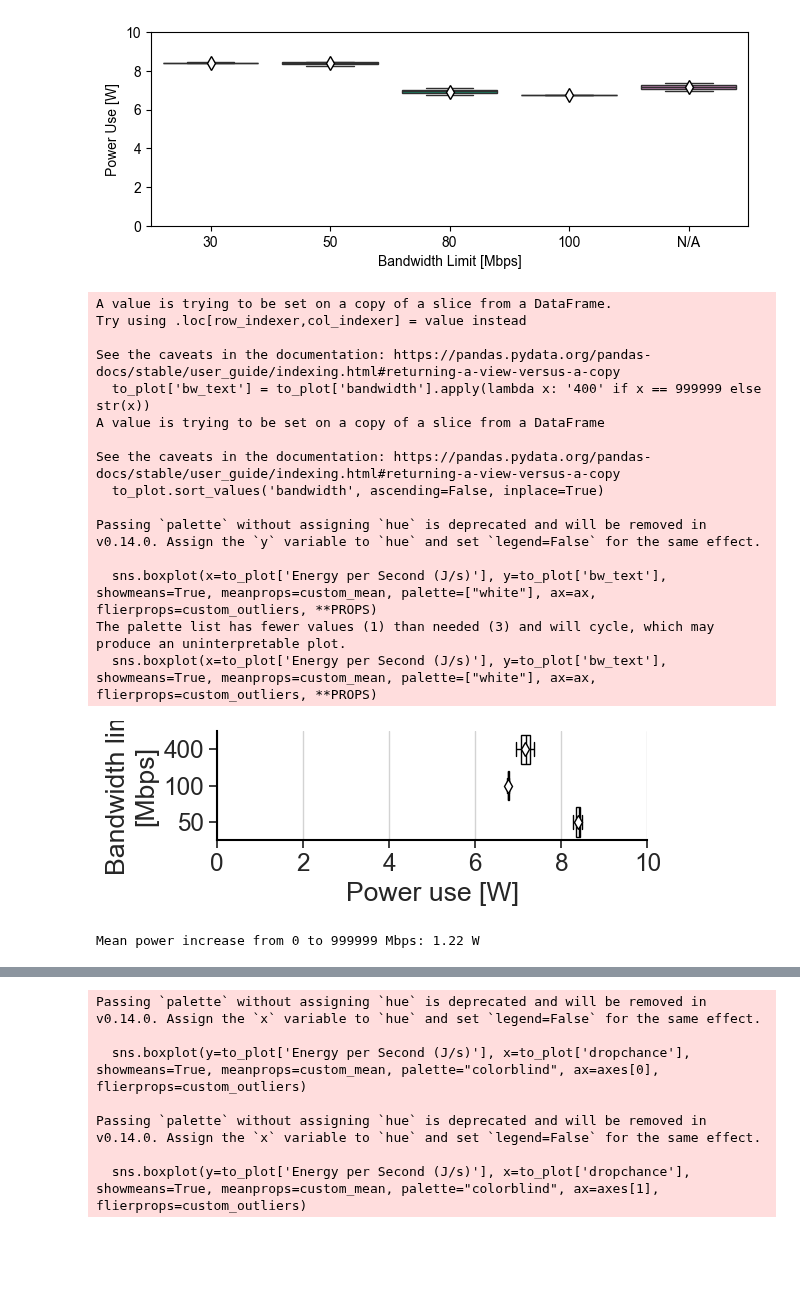
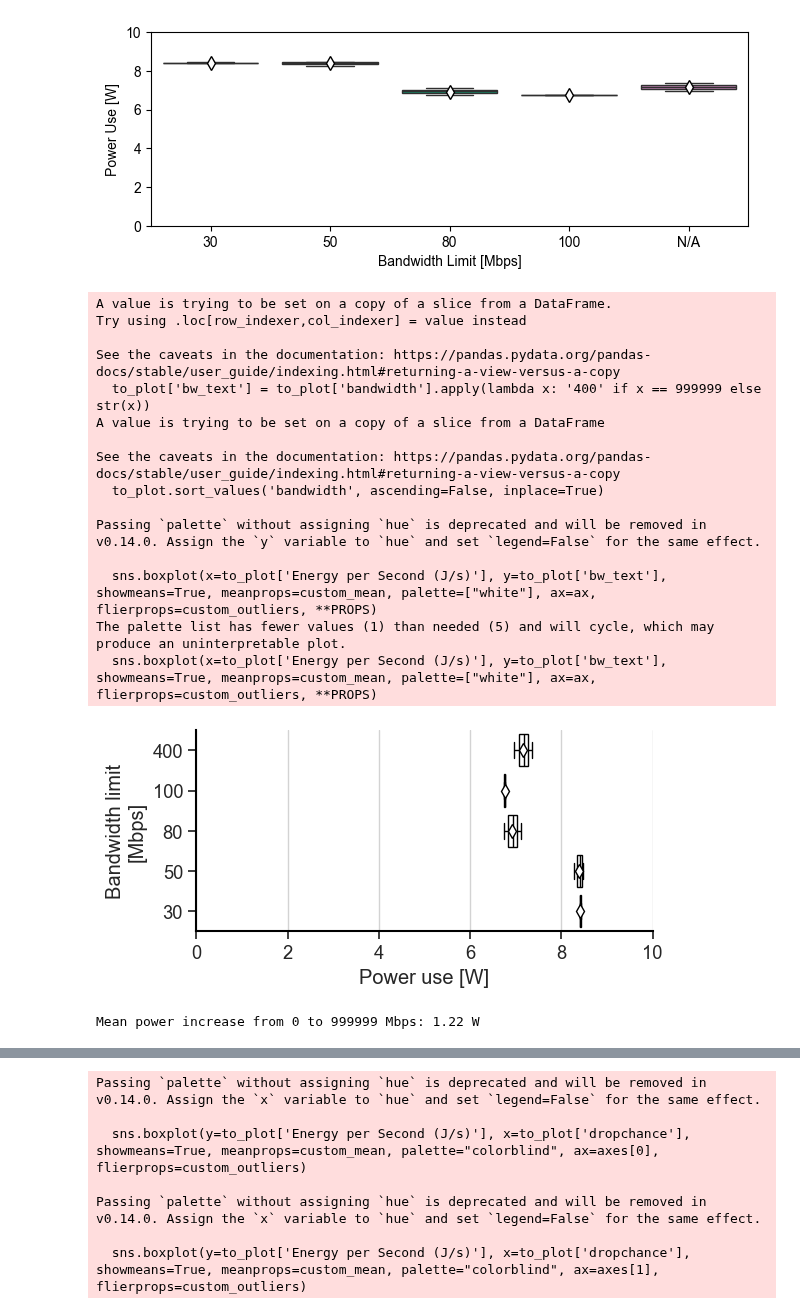
Before and after one commit to Raiduy/librnr-experiments, a Jupyter notebook: new_bm.ipynb, the cells around one changed output, grey strips where cells are left out. Saved outputs shown, nothing was run; the diff lists cells and outputs as text; code cells hidden in the pictures; blank space fills up the shorter version.

Commit message:
update with latest figures

```diff
--- a/new_bm.ipynb
+++ b/new_bm.ipynb
@@ -220,42 +220,42 @@ PROPS = {
     'capprops':{'color':'black'}
 }
 
-fig, ax = plt.subplots(figsize=(6, 2.2))
-sns.set_theme(style="whitegrid", rc=custom_params, font_scale=1.25)
+fig, ax = plt.subplots(figsize=(6, 3))
+sns.set_theme(style="whitegrid", rc=custom_params, font_scale=1.2)
 
-to_plot = df[(df['altered_bandwidth'] == True) & (df['is_record'] == False) & (df['device'] == 'Quest-Pro') & (df['bandwidth'] != 30) & (df['bandwidth'] != 80)]
+to_plot = df[(df['altered_bandwidth'] == True) & (df['is_record'] == False) & (df['device'] == 'Quest-Pro')]
 to_plot['bw_text'] = to_plot['bandwidth'].apply(lambda x: '400' if x == 999999 else str(x))
 to_plot.sort_values('bandwidth', ascending=False, inplace=True)
 
 sns.boxplot(x=to_plot['Energy per Second (J/s)'], y=to_plot['bw_text'], showmeans=True, meanprops=custom_mean, palette=["white"], ax=ax, flierprops=custom_outliers, **PROPS)
 
 ax.set_xticks([0, 2, 4, 6, 8, 10])
 ax.set_ylabel('Bandwidth limit\n[Mbps]')
 ax.set_xlabel('Power use [W]')
 
 plt.tight_layout()
 plt.savefig('./figures/first_pager_bandwidth.pdf', bbox_inches='tight', format='pdf')
 plt.show()
 
 mean_power_increase = to_plot[to_plot['bandwidth'] == 50]['Energy per Second (J/s)'].mean() - to_plot[to_plot['bandwidth'] == 999999]['Energy per Second (J/s)'].mean()
 print(f'Mean power increase from 0 to 999999 Mbps: {mean_power_increase:.2f} W')
 # %% [output]
 A value is trying to be set on a copy of a slice from a DataFrame.
 Try using .loc[row_indexer,col_indexer] = value instead
 
 See the caveats in the documentation: https://pandas.pydata.org/pandas-docs/stable/user_guide/indexing.html#returning-a-view-versus-a-copy
   to_plot['bw_text'] = to_plot['bandwidth'].apply(lambda x: '400' if x == 999999 else str(x))
 A value is trying to be set on a copy of a slice from a DataFrame
 
 See the caveats in the documentation: https://pandas.pydata.org/pandas-docs/stable/user_guide/indexing.html#returning-a-view-versus-a-copy
   to_plot.sort_values('bandwidth', ascending=False, inplace=True)
 
 Passing `palette` without assigning `hue` is deprecated and will be removed in v0.14.0. Assign the `y` variable to `hue` and set `legend=False` for the same effect.
 
   sns.boxplot(x=to_plot['Energy per Second (J/s)'], y=to_plot['bw_text'], showmeans=True, meanprops=custom_mean, palette=["white"], ax=ax, flierprops=custom_outliers, **PROPS)
-The palette list has fewer values (1) than needed (3) and will cycle, which may produce an uninterpretable plot.
+The palette list has fewer values (1) than needed (5) and will cycle, which may produce an uninterpretable plot.
   sns.boxplot(x=to_plot['Energy per Second (J/s)'], y=to_plot['bw_text'], showmeans=True, meanprops=custom_mean, palette=["white"], ax=ax, flierprops=custom_outliers, **PROPS)
-[figure, old version]
+[figure, new version]
 Mean power increase from 0 to 999999 Mbps: 1.22 W
 # %%
 fig, ax = plt.subplots(figsize=(8, 3), ncols=2, sharey=True)
```
Also changed, not shown: parts of 1 cell of this notebook, 15 other files.
